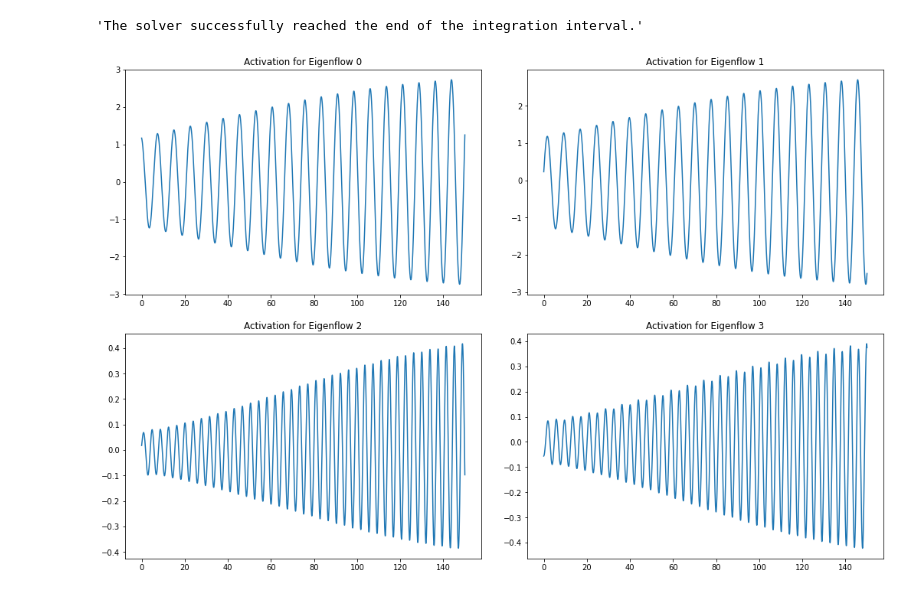
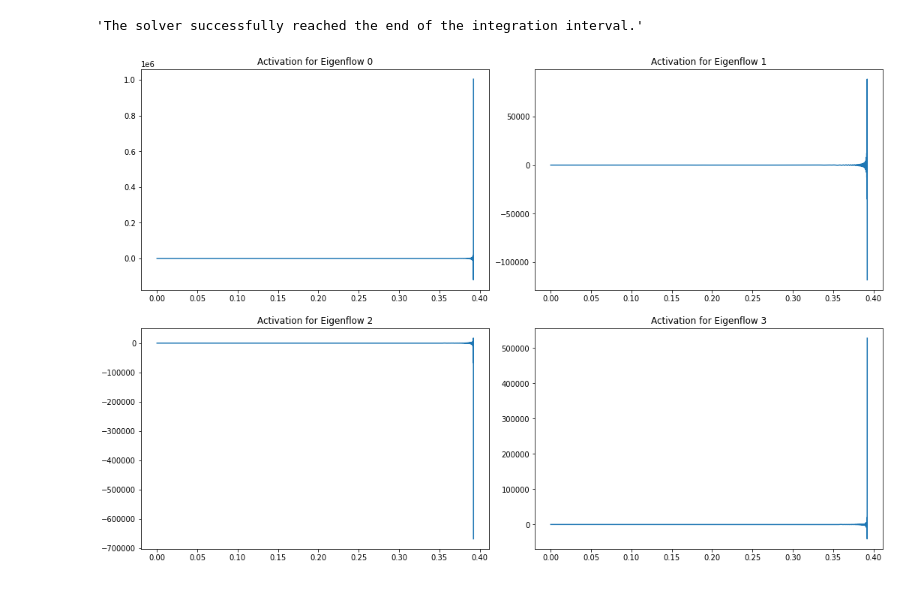
Before and after one commit to JanRotti/podGalerkin, a Jupyter notebook: pod_galerkin.ipynb, the cells around one changed output. Saved outputs shown, nothing was run; the diff lists cells and outputs as text; code cells hidden in the pictures.

```diff
--- a/pod_galerkin.ipynb
+++ b/pod_galerkin.ipynb
@@ -34,23 +34,23 @@ Mesh Initialization Successful!-------------------------------------------------
 # DEFINING CONSTANTS
 n = mesh.n          # number of nodes
 N = mesh.N          # number of cells
-T = 500             # number of snapshots
+T = 440             # number of snapshots
 alpha = 1           # inner product coefficient  # method for derivative computation
 gamma = 1.4         # isentropic coefficient -> material property
 max_POD = 40        # maximum number of POD modes
-mach = 0.01          # mach number
+mach = 0.6          # mach number
 sos = 340.29        # isentropic speed of sound
 u_free = mach * sos # freestream velocity
 Re = 100            # Reynolds number of freeflow
-dt = 0.02         # simulation time step
+dt = 0.0001         # simulation time step
 include_avg = False # include average flow in POD computation
 nondim = True       # apply nondimensionalization to data
-subsampling = 1     # subsampling for data
+subsampling = 3     # subsampling for data
 # %% [markdown]
 # Data Preparation
 # %%
 # reading file data
-data_dir  = "./flow_data./lam_cyl_comp_air/mach 0.01/"
+data_dir  = "./flow_data./lam_cyl_comp_air/mach 0.6/"
 data_dict = read_csv_data(data_dir,delay=0,subsampling=subsampling,max_size=T)
 
 # geometric information
@@ -318,12 +310,12 @@ a0 = coeffs[:num,20]
 
 # sampling span for solver
 t0 = 0
-dt = 0.0001
-tmax = 150
-sampling_span = np.linspace(t0,tmax-dt,num=int(tmax/dt))
+dt_gal = 0.01
+tmax = 160
+sampling_span = np.linspace(t0,tmax-dt_gal,num=int(tmax/dt_gal))
 tau = 6.5 # experimentally tuned
 # static viscosity
-nu = 4/100
+nu = 1/100
 
 # defining ode function for node based coefficients
 def galerkin_system(t,a):
@@ -344,21 +336,23 @@ sol.message
 # %%
 # Galerkin model based on discrete reconstruction
 d = int(num/2)
 fig,ax = plt.subplots(d,2,figsize=(15,10))
 fig.tight_layout(pad=3.0)
 
-t = sampling_span
+t = sampling_span * 0.005
 
 # add plots over full time domain
 for i in range(num):
     if num <= 2:
-        ax[int(i%2)].plot(t,sol.y[i,:len(t)])
+        ax[int(i%2)].plot(t[:],sol.y[i,:len(t)])
         ax[int(i%2)].title.set_text("Activation for Eigenflow " + str(i))
     else:
-        ax[int(i/2)][int(i%2)].plot(t,sol.y[i,:len(t)])
+        ax[int(i/2)][int(i%2)].plot(t[:],sol.y[i,:len(t)])
         ax[int(i/2)][int(i%2)].title.set_text("Activation for Eigenflow " + str(i))
+
+    plt.savefig("mach_0.6_unstabilized.png")
 # %% [output]
-[figure, old version]
+[figure, new version]
 # %%
 # reconstruct flows
 rec_len = 100
```
Also changed, not shown: parts of 13 cells of this notebook, 3 other files.
